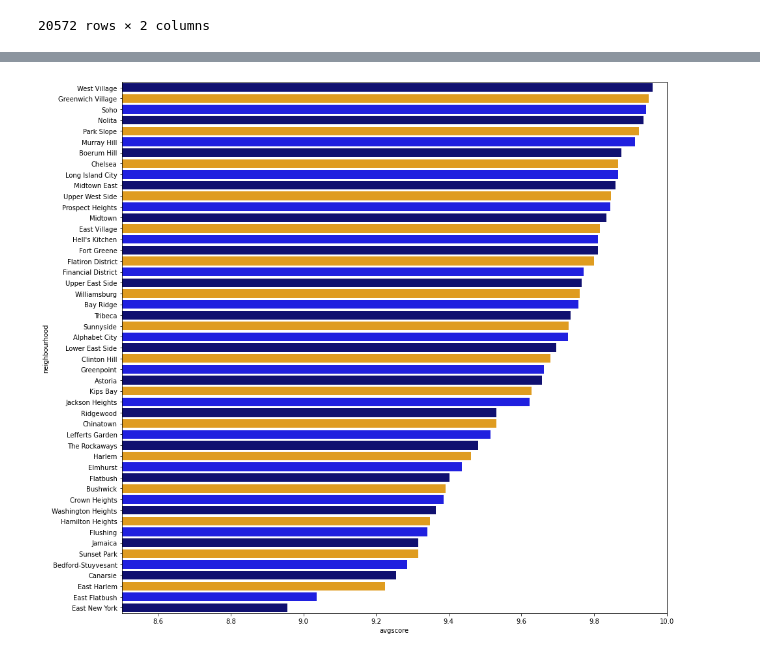
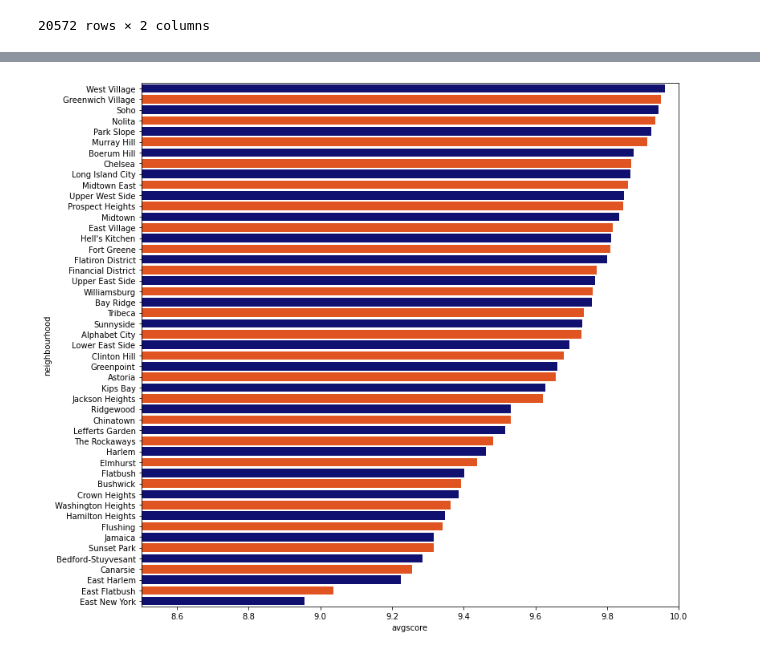
Before and after one commit to belisariomontesinos/AirBnb, a Jupyter notebook: AIrbnb.ipynb, the cells around one changed output, grey strips where cells are left out. Cells and saved outputs as stored; diff of their text form; code cells hidden in the pictures.

```diff
--- a/AIrbnb.ipynb
+++ b/AIrbnb.ipynb
@@ -415,5 +434,5 @@ hoodies = hoodies.sort_values(by=['avgscore'], ascending=False)
 # %%
-plt.figure(figsize=(15,15))
-lolss = sns.barplot(x = 'avgscore' , y = 'neighbourhood', data = hoodies, palette = ["navy", "orange", "blue"],  ci = False).set(xlim=(8.5,10))
+plt.figure(figsize=(12,12))
+lolss = sns.barplot(x = 'avgscore' , y = 'neighbourhood', data = hoodies, palette = ["navy",  "orangered"],  ci = False).set(xlim=(8.5,10))
 # %% [output]
-[figure, old version]
+[figure, new version]
```
Also changed, not shown: parts of 2 cells of this notebook.
